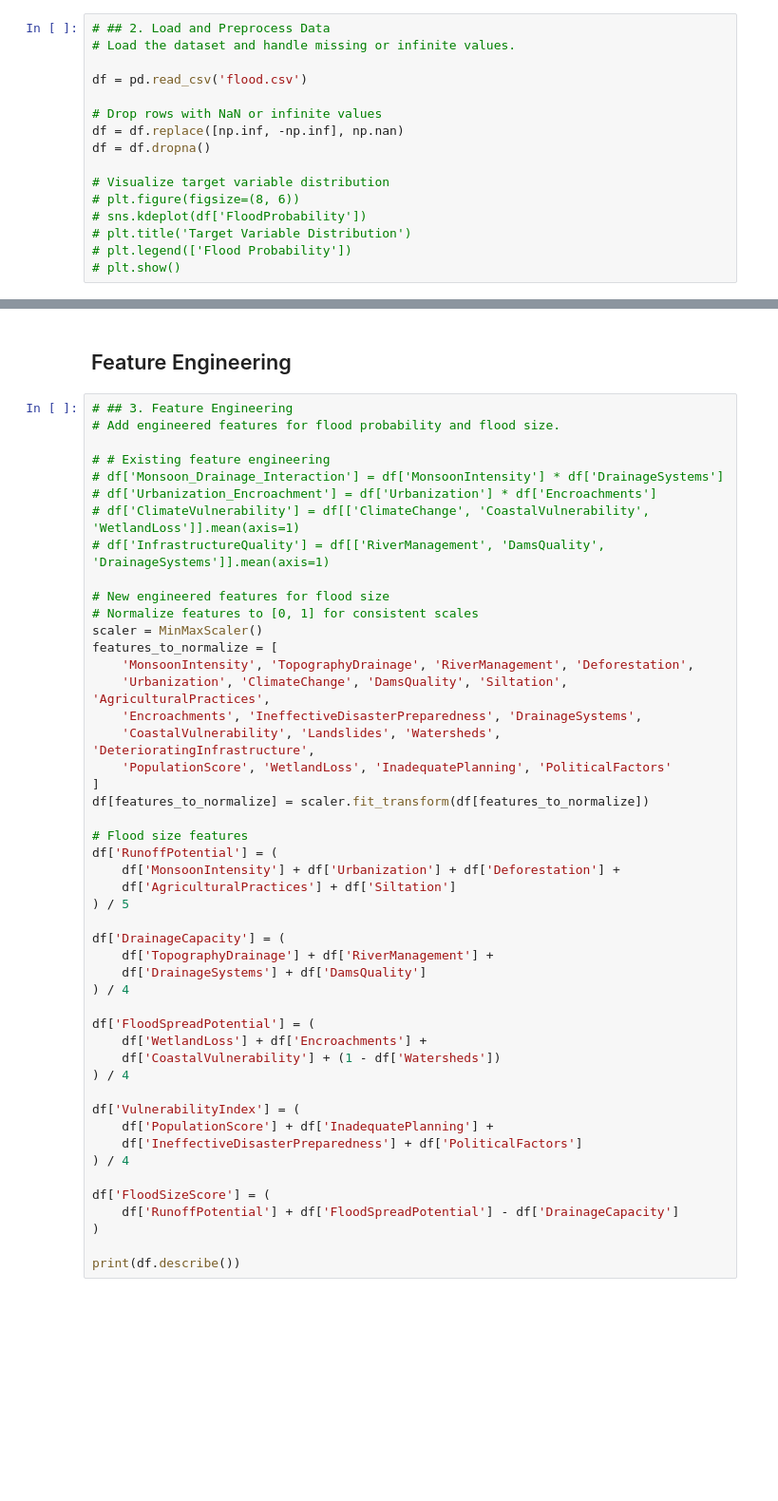
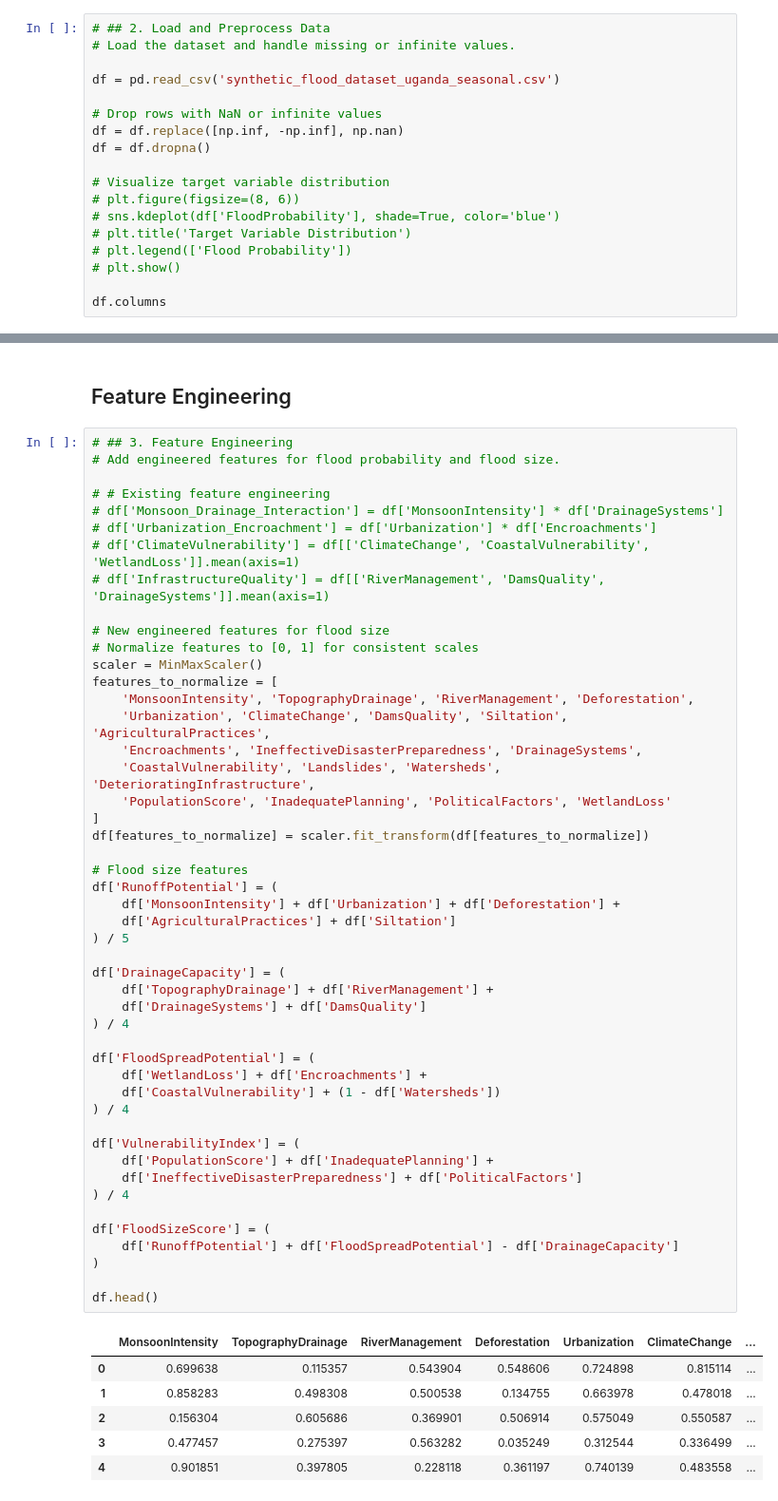
Before and after one commit to Tj-Dave/SmartByte-ML, a Jupyter notebook: Core_system/flood_predictor.ipynb, the cells around one changed output, grey strips where cells are left out. Shown: that part at 95% size. Drawn from its saved outputs; the diff is of its cells as text; blank space fills up the shorter version.

```diff
--- a/Core_system/flood_predictor.ipynb
+++ b/Core_system/flood_predictor.ipynb
@@ -56,7 +59,7 @@ We managed to acquire a dataset from kaggle.com with sufficient information to t
 # ## 2. Load and Preprocess Data
 # Load the dataset and handle missing or infinite values.
 
-df = pd.read_csv('flood.csv')
+df = pd.read_csv('synthetic_flood_dataset_uganda_seasonal.csv')
 
 # Drop rows with NaN or infinite values
 df = df.replace([np.inf, -np.inf], np.nan)
@@ -64,7 +67,9 @@ df = df.dropna()
 
 # Visualize target variable distribution
 # plt.figure(figsize=(8, 6))
-# sns.kdeplot(df['FloodProbability'])
+# sns.kdeplot(df['FloodProbability'], shade=True, color='blue')
 # plt.title('Target Variable Distribution')
 # plt.legend(['Flood Probability'])
 # plt.show()
+
+df.columns
@@ -88,33 +102,40 @@ features_to_normalize = [
     'Urbanization', 'ClimateChange', 'DamsQuality', 'Siltation', 'AgriculturalPractices',
     'Encroachments', 'IneffectiveDisasterPreparedness', 'DrainageSystems',
     'CoastalVulnerability', 'Landslides', 'Watersheds', 'DeterioratingInfrastructure',
-    'PopulationScore', 'WetlandLoss', 'InadequatePlanning', 'PoliticalFactors'
+    'PopulationScore', 'InadequatePlanning', 'PoliticalFactors', 'WetlandLoss'
 ]
 df[features_to_normalize] = scaler.fit_transform(df[features_to_normalize])
 
 # Flood size features
 df['RunoffPotential'] = (
     df['MonsoonIntensity'] + df['Urbanization'] + df['Deforestation'] +
     df['AgriculturalPractices'] + df['Siltation']
 ) / 5
 
 df['DrainageCapacity'] = (
     df['TopographyDrainage'] + df['RiverManagement'] +
     df['DrainageSystems'] + df['DamsQuality']
 ) / 4
 
 df['FloodSpreadPotential'] = (
     df['WetlandLoss'] + df['Encroachments'] +
     df['CoastalVulnerability'] + (1 - df['Watersheds'])
 ) / 4
 
 df['VulnerabilityIndex'] = (
     df['PopulationScore'] + df['InadequatePlanning'] +
     df['IneffectiveDisasterPreparedness'] + df['PoliticalFactors']
 ) / 4
 
 df['FloodSizeScore'] = (
     df['RunoffPotential'] + df['FloodSpreadPotential'] - df['DrainageCapacity']
 )
 
-print(df.describe())
+df.head()
+# %% [output]
+|  | MonsoonIntensity | TopographyDrainage | RiverManagement | Deforestation | Urbanization | ClimateChange | ... |
+| 0 | 0.699638 | 0.115357 | 0.543904 | 0.548606 | 0.724898 | 0.815114 | ... |
+| 1 | 0.858283 | 0.498308 | 0.500538 | 0.134755 | 0.663978 | 0.478018 | ... |
+| 2 | 0.156304 | 0.605686 | 0.369901 | 0.506914 | 0.575049 | 0.550587 | ... |
+| 3 | 0.477457 | 0.275397 | 0.563282 | 0.035249 | 0.312544 | 0.336499 | ... |
+| 4 | 0.901851 | 0.397805 | 0.228118 | 0.361197 | 0.740139 | 0.483558 | ... |
```
Also changed, not shown: parts of 7 cells of this notebook, 10 other files.
